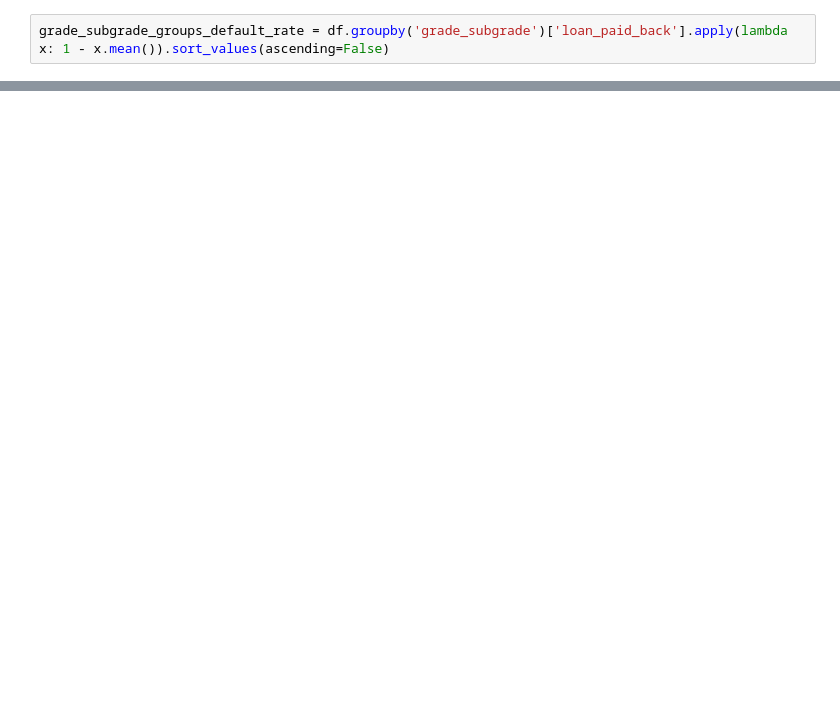
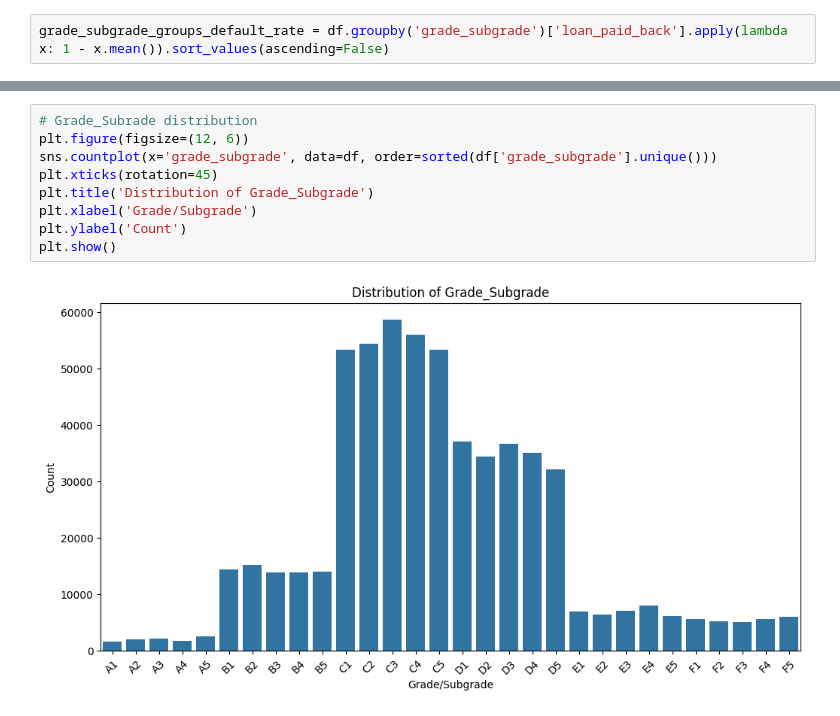
Before and after one commit to Darknight47/Kaggle-Competitions, a Jupyter notebook: Predicting_Loan_Payback/notebooks/data_understanding.ipynb, the cells around one changed output, grey strips where cells are left out. Drawn from its saved outputs; the diff is of its cells as text; blank space fills up the shorter version.

```diff
--- a/Predicting_Loan_Payback/notebooks/data_understanding.ipynb
+++ b/Predicting_Loan_Payback/notebooks/data_understanding.ipynb
@@ -167,0 +167,11 @@ df.head(2)
+# %%
+# Grade_Subrade distribution
+plt.figure(figsize=(12, 6))
+sns.countplot(x='grade_subgrade', data=df, order=sorted(df['grade_subgrade'].unique()))
+plt.xticks(rotation=45)
+plt.title('Distribution of Grade_Subgrade')
+plt.xlabel('Grade/Subgrade')
+plt.ylabel('Count')
+plt.show()
+# %% [output]
+[figure, added]
```
Also changed, not shown: parts of 18 cells of this notebook.
